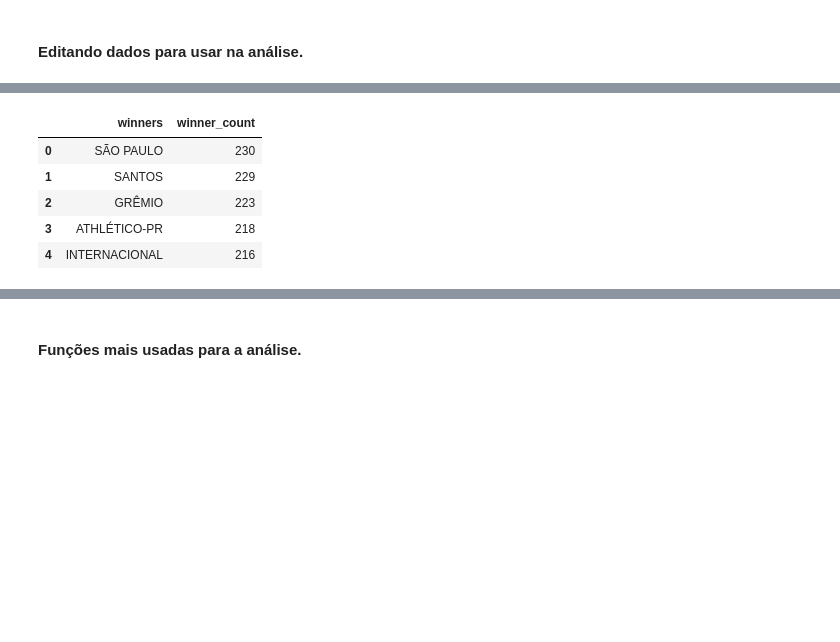
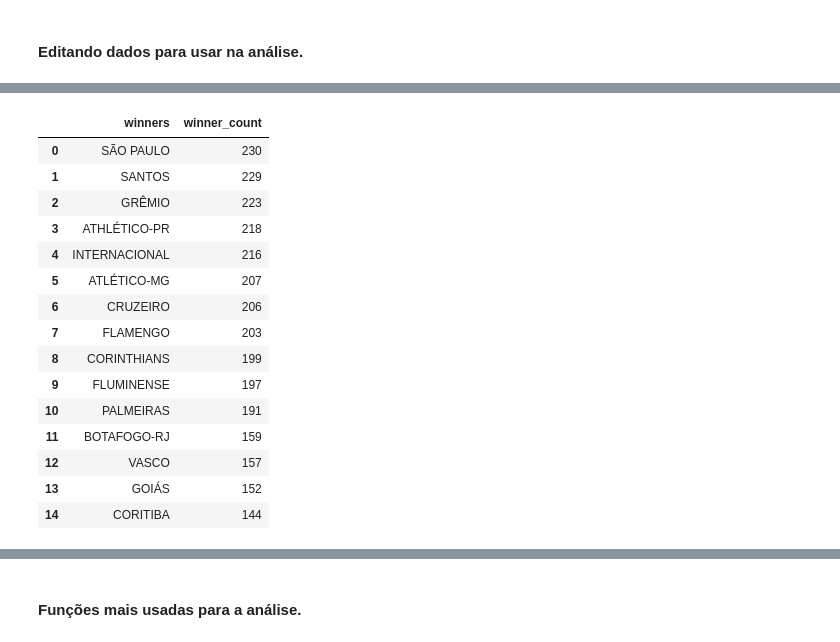
Before and after one commit to NophaieViscente/AnalisandoDadosBrasileirao, a Jupyter notebook: Analise_de_Dados_Campeonato_Brasileiro_2000_até_2021.ipynb, the cells around one changed output, grey strips where cells are left out. Cells and saved outputs as stored; diff of their text form; code cells hidden in the pictures; blank space fills up the shorter version.

```diff
--- a/Analise_de_Dados_Campeonato_Brasileiro_2000_até_2021.ipynb
+++ b/Analise_de_Dados_Campeonato_Brasileiro_2000_até_2021.ipynb
@@ -67,18 +77,28 @@ vencedor.head()
 # %%
 # Criando novo dataset para alocar dados de 'Vencedores em casa' .
 homeWinners = full_data_norepeat.query('Vencedor == Mandante_x')
 vencedorCasa = pd.DataFrame()
 winners = homeWinners['Vencedor'].value_counts()
 vencedorCasa['winners'] = winners.index
 vencedorCasa['winner_count'] = winners.values
-vencedorCasa.head()
+vencedorCasa.head(15)
 # %% [output]
 |  | winners | winner_count |
 | 0 | SÃO PAULO | 230 |
 | 1 | SANTOS | 229 |
 | 2 | GRÊMIO | 223 |
 | 3 | ATHLÉTICO-PR | 218 |
 | 4 | INTERNACIONAL | 216 |
+| 5 | ATLÉTICO-MG | 207 |
+| 6 | CRUZEIRO | 206 |
+| 7 | FLAMENGO | 203 |
+| 8 | CORINTHIANS | 199 |
+| 9 | FLUMINENSE | 197 |
+| 10 | PALMEIRAS | 191 |
+| 11 | BOTAFOGO-RJ | 159 |
+| 12 | VASCO | 157 |
+| 13 | GOIÁS | 152 |
+| 14 | CORITIBA | 144 |
 # %%
 # Criando novo dataset para alocar dados de 'Vencedores visitantes' .
 awayWinners = full_data_norepeat.query('Vencedor == Visitante')
```
Also changed, not shown: parts of 31 cells of this notebook.
